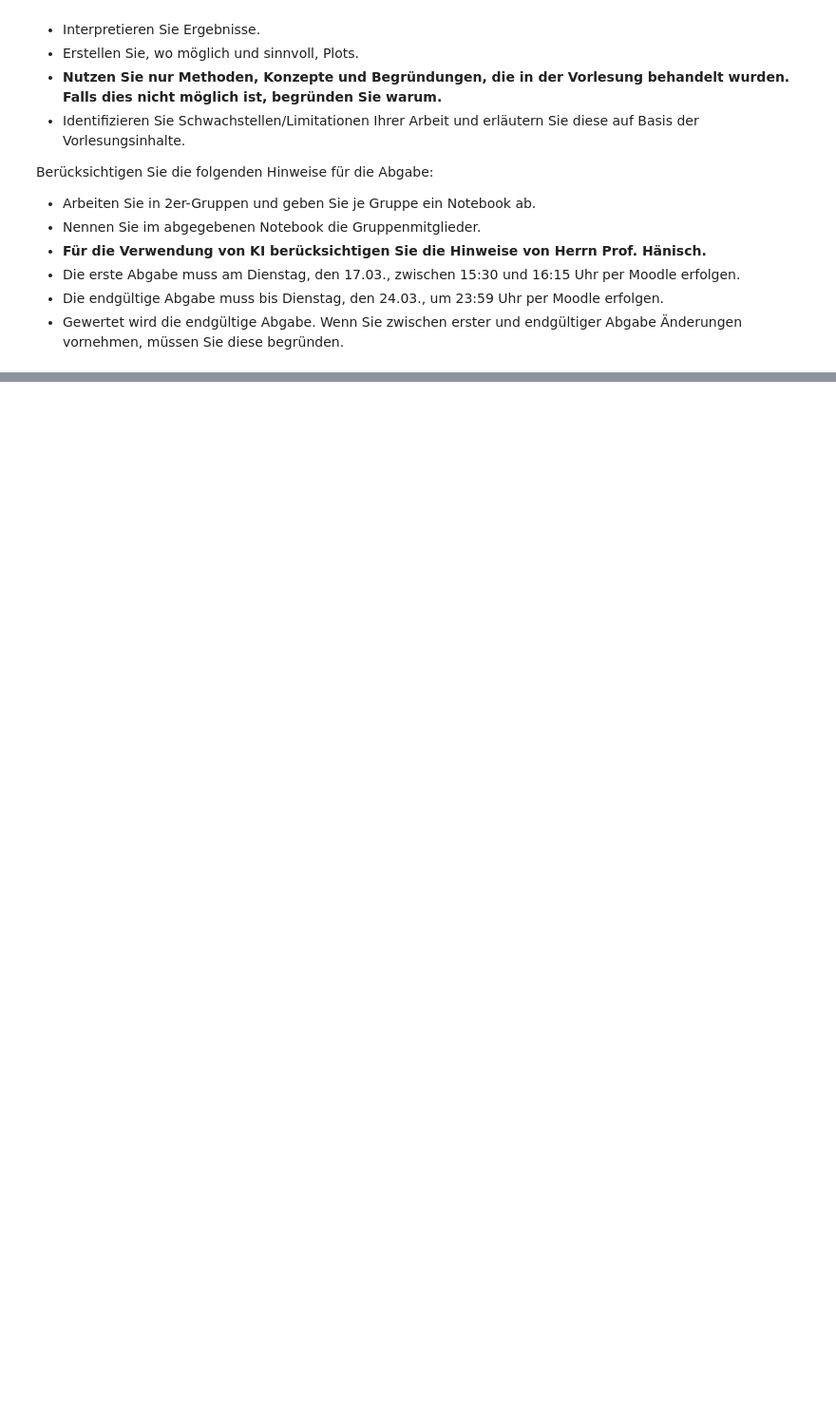
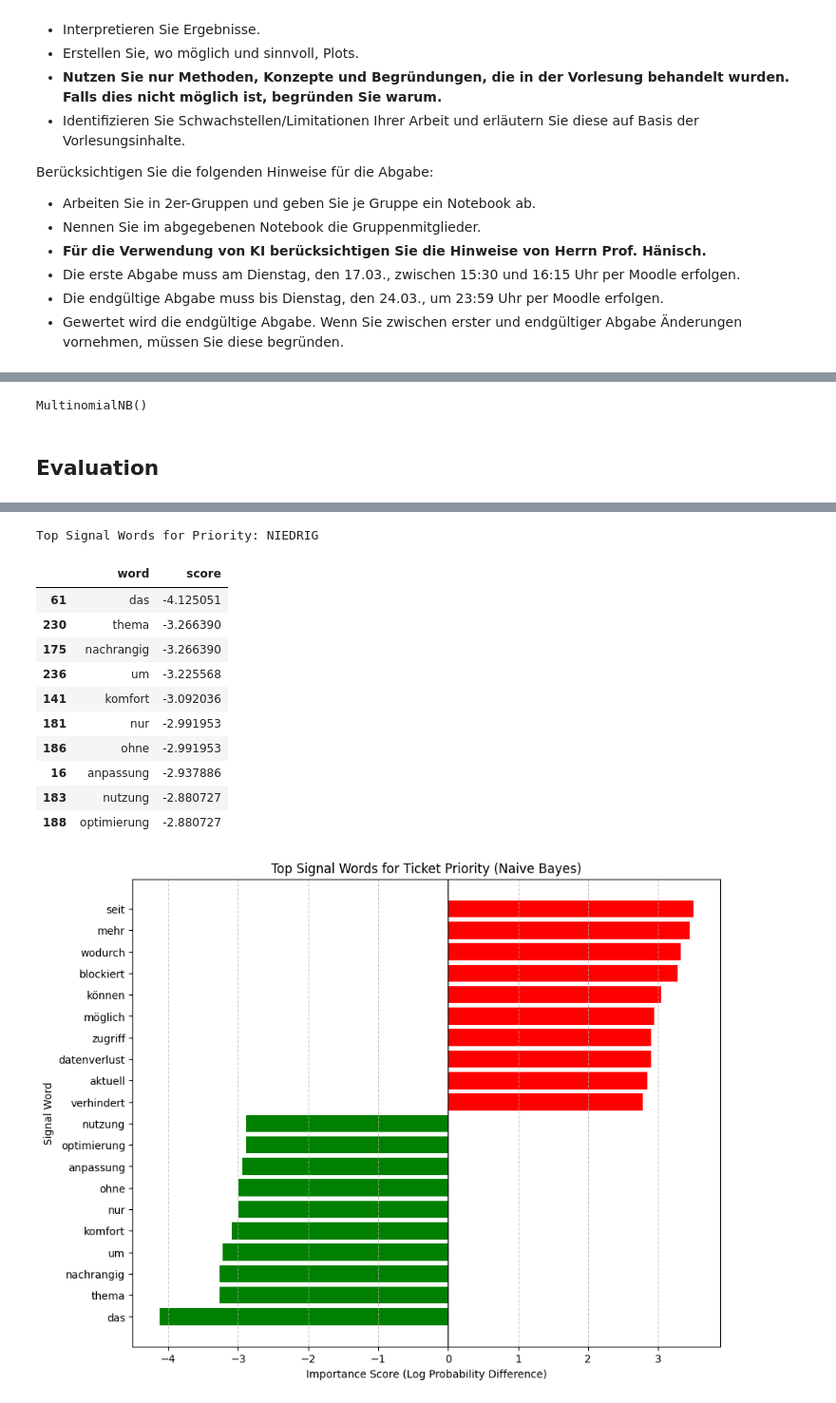
Before and after one commit to Zoehong11/solarLaborArbeit, a Jupyter notebook: laborarbeit_teil2.ipynb, the cells around one changed output, grey strips where cells are left out. Shown at 95% size. Saved outputs shown, nothing was run; the diff lists cells and outputs as text; code cells hidden in the pictures; blank space fills up the shorter version.

```diff
--- a/laborarbeit_teil2.ipynb
+++ b/laborarbeit_teil2.ipynb
@@ -47,0 +114,66 @@ Berücksichtigen Sie die folgenden Hinweise für die Abgabe:
+# %%
+from sklearn.naive_bayes import MultinomialNB
+
+# Initialize the Naive Bayes model
+# Laplace smoothing (alpha=1.0) is strictly required to prevent zero probabilities for words in the test set that were unseen in the training set
+nb_model = MultinomialNB(alpha=1.0)
+
+# Train the model using the vectorized training data
+nb_model.fit(X_train_vec, y_train)
+# %% [output]
+MultinomialNB()
+# %% [markdown]
+## Evaluation
+# %%
+# 5. Evaluation
+from sklearn.metrics import classification_report
+import numpy as np
+import matplotlib.pyplot as plt
+
+# Generate predictions on the test set
+y_pred = nb_model.predict(X_test_vec)
+
+# Output standard classification metrics (Precision, Recall, F1-Score)
+print("Classification Report:\n")
+print(classification_report(y_test, y_pred))
+
+# --- Signal Word Extraction ---
+feature_names = vectorizer.get_feature_names_out()
+class_labels = nb_model.classes_.tolist()
+idx_hoch = class_labels.index('hoch')
+idx_niedrig = class_labels.index('niedrig')
+
+# Extract the log probabilities calculated by the Naive Bayes model
+log_prob_hoch = nb_model.feature_log_prob_[idx_hoch]
+log_prob_niedrig = nb_model.feature_log_prob_[idx_niedrig]
+
+# Calculate the difference to find the strongest predictors for each class
+importance_score = log_prob_hoch - log_prob_niedrig
+
+signal_words_df = pd.DataFrame({
+    'word': feature_names,
+    'score': importance_score
+})
+
+# Isolate top 10 signal words for both classes
+top_words_hoch = signal_words_df.sort_values(by='score', ascending=False).head(10)
+top_words_niedrig = signal_words_df.sort_values(by='score', ascending=True).head(10)
+
+print("Top Signal Words for Priority: HOCH")
+display(top_words_hoch)
+print("\nTop Signal Words for Priority: NIEDRIG")
+display(top_words_niedrig)
+
+# --- Visualization ---
+plot_df = pd.concat([top_words_hoch, top_words_niedrig]).sort_values(by='score')
+
+plt.figure(figsize=(10, 8))
+colors = ['green' if score < 0 else 'red' for score in plot_df['score']]
+plt.barh(plot_df['word'], plot_df['score'], color=colors)
+plt.title('Top Signal Words for Ticket Priority (Naive Bayes)')
+plt.xlabel('Importance Score (Log Probability Difference)')
+plt.ylabel('Signal Word')
+plt.axvline(0, color='black', linewidth=1)
+plt.grid(axis='x', linestyle='--', alpha=0.7)
+plt.show()
+# %% [output]
@@ -47,0 +203,13 @@ Berücksichtigen Sie die folgenden Hinweise für die Abgabe:
+Top Signal Words for Priority: NIEDRIG
+|  | word | score |
+| 61 | das | -4.125051 |
+| 230 | thema | -3.266390 |
+| 175 | nachrangig | -3.266390 |
+| 236 | um | -3.225568 |
+| 141 | komfort | -3.092036 |
+| 181 | nur | -2.991953 |
+| 186 | ohne | -2.991953 |
+| 16 | anpassung | -2.937886 |
+| 183 | nutzung | -2.880727 |
+| 188 | optimierung | -2.880727 |
+[figure, added]
```
Also changed, not shown: parts of 8 cells of this notebook.
